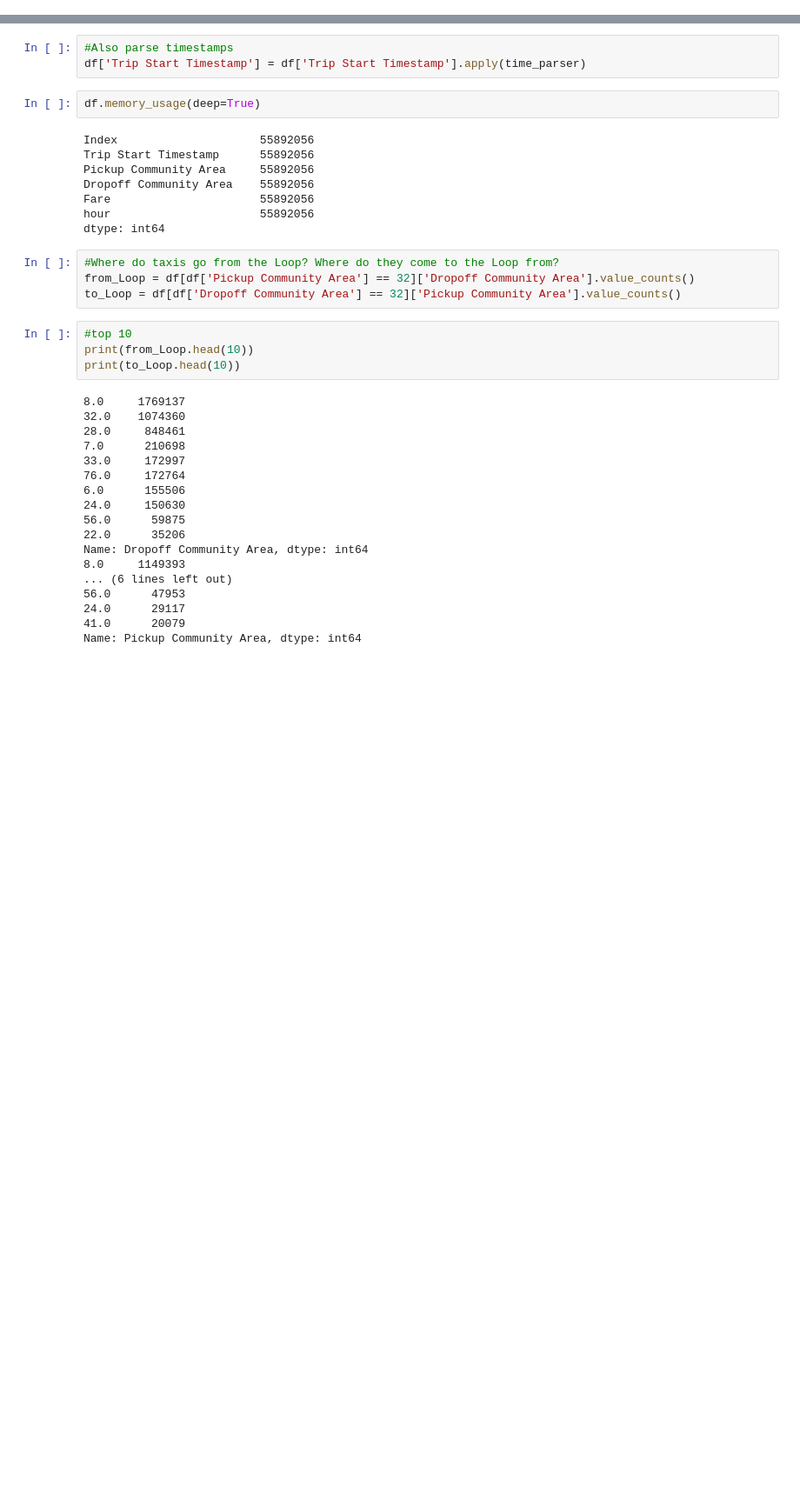
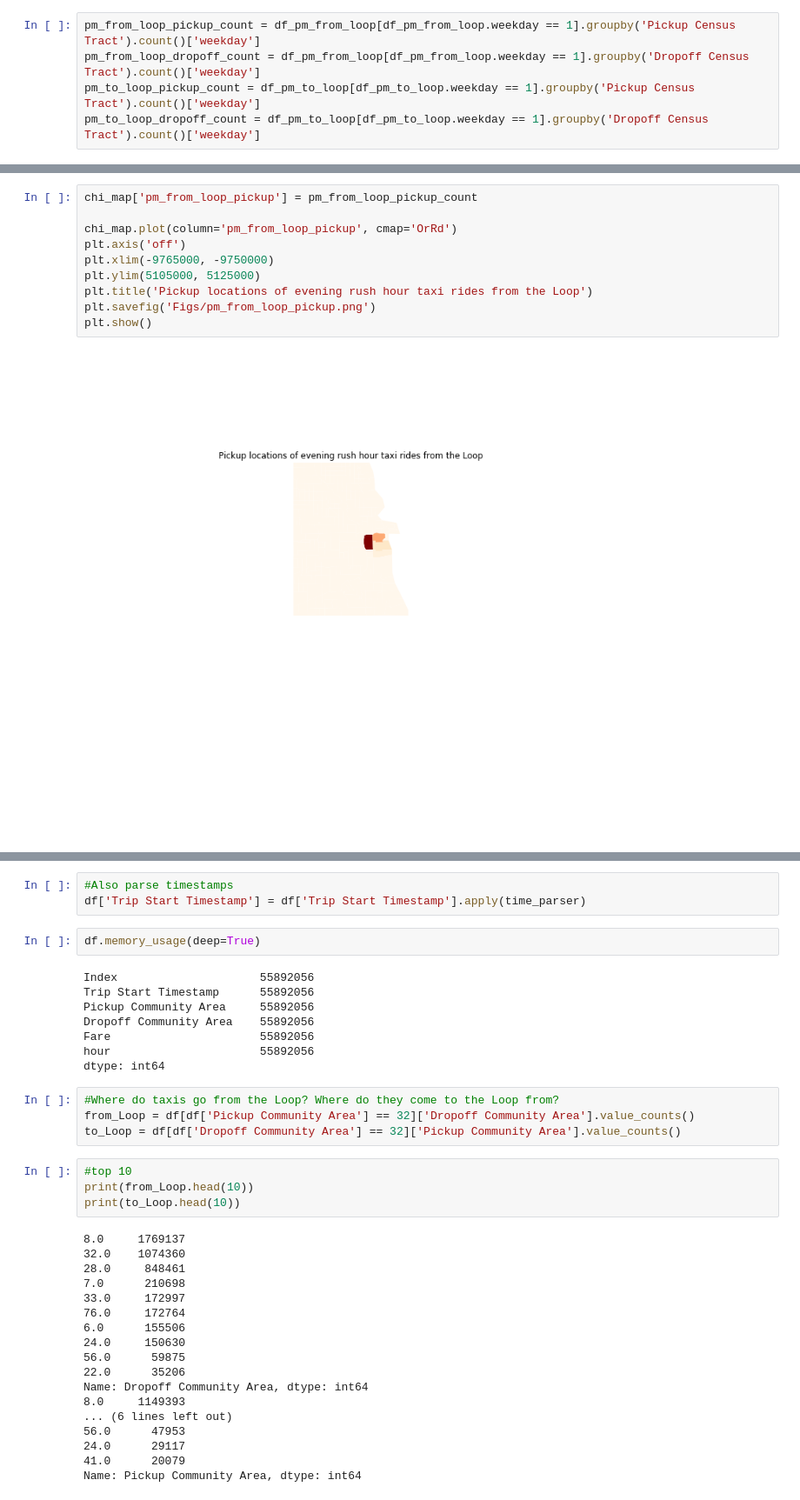
Before and after one commit to Inoueian/chicago-taxi, a Jupyter notebook: chicago-taxi_loop.ipynb, the cells around one changed output, grey strips where cells are left out. Shown: that part at 87% size. Cells and saved outputs as stored; diff of their text form; blank space fills up the shorter version.

```diff
--- a/chicago-taxi_loop.ipynb
+++ b/chicago-taxi_loop.ipynb
@@ -92,0 +173,5 @@ df['Fare'] = df['Fare'].apply(fare_converter)
+# %%
+pm_from_loop_pickup_count = df_pm_from_loop[df_pm_from_loop.weekday == 1].groupby('Pickup Census Tract').count()['weekday']
+pm_from_loop_dropoff_count = df_pm_from_loop[df_pm_from_loop.weekday == 1].groupby('Dropoff Census Tract').count()['weekday']
+pm_to_loop_pickup_count = df_pm_to_loop[df_pm_to_loop.weekday == 1].groupby('Pickup Census Tract').count()['weekday']
+pm_to_loop_dropoff_count = df_pm_to_loop[df_pm_to_loop.weekday == 1].groupby('Dropoff Census Tract').count()['weekday']
@@ -92,0 +188,12 @@ df['Fare'] = df['Fare'].apply(fare_converter)
+# %%
+chi_map['pm_from_loop_pickup'] = pm_from_loop_pickup_count
+
+chi_map.plot(column='pm_from_loop_pickup', cmap='OrRd')
+plt.axis('off')
+plt.xlim(-9765000, -9750000)
+plt.ylim(5105000, 5125000)
+plt.title('Pickup locations of evening rush hour taxi rides from the Loop')
+plt.savefig('Figs/pm_from_loop_pickup.png')
+plt.show()
+# %% [output]
+[figure, added]
```
Also changed, not shown: parts of 35 cells of this notebook, 4 other files.
